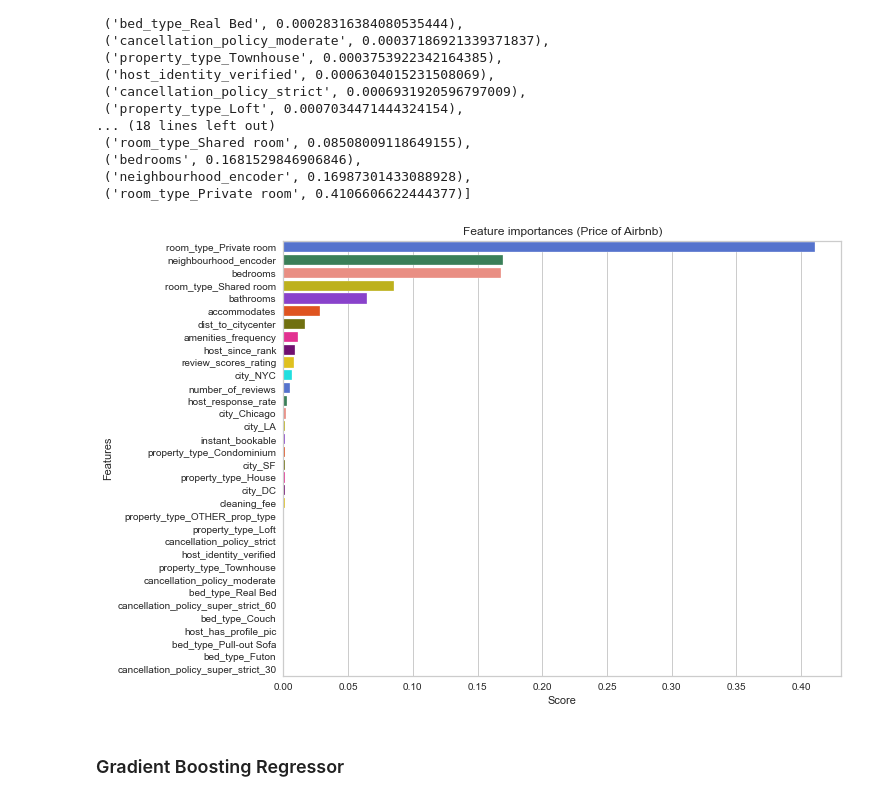
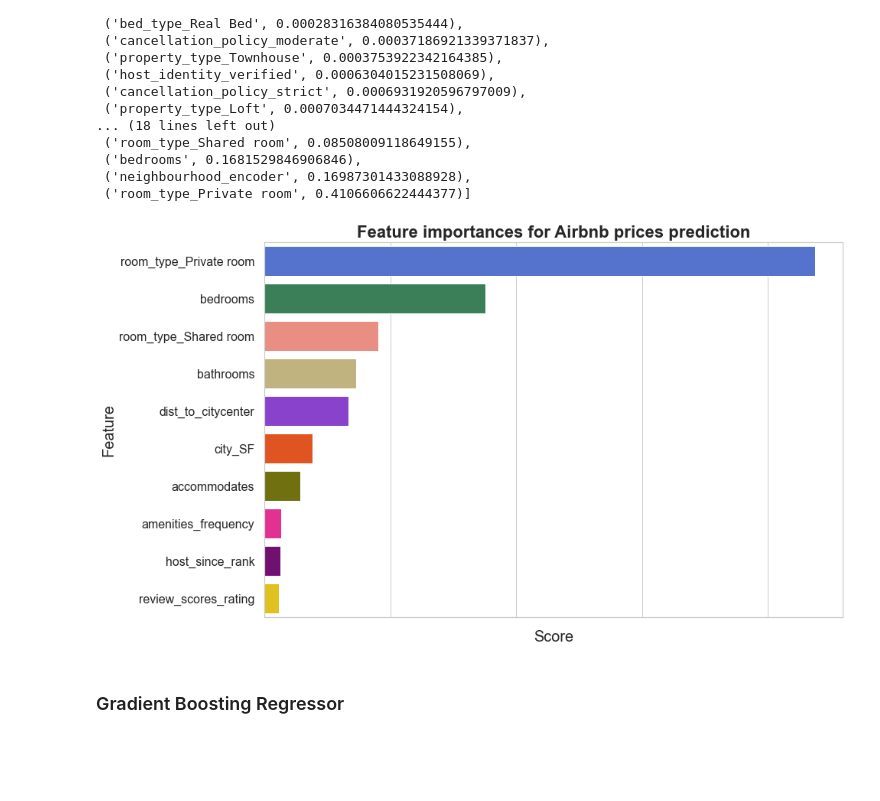
Before and after one commit to mahshidAM/AirBnB_Project, a Jupyter notebook: AirBnB_Price_Prediction.ipynb, the cells around one changed output. Saved outputs shown, nothing was run; the diff lists cells and outputs as text; code cells hidden in the pictures; blank space fills up the shorter version.

```diff
--- a/AirBnB_Price_Prediction.ipynb
+++ b/AirBnB_Price_Prediction.ipynb
@@ -261,15 +297,22 @@ fig.savefig('img/city.png',  transparent=True, api=100)
 #### Accommodates vs price
 # %%
 fig = plt.figure(figsize=(12,8))
+sns.set_theme()
+sns.set_style("whitegrid")
+sns.color_palette("bright")
 
 ax1 = sns.barplot( x = 'accommodates', y = np.exp(airbnb.log_price).round() , data = airbnb,
                                                              palette=my_colors )
 
-ax1.set_title('Accommodates vs price')
-ax1.set(xlabel='Accommodates', ylabel='Price')
+ax1.set_title('Accommodates vs Price')
+plt.title("Accommodates vs Price",size=22, weight='bold')
 
-ax.set_xticklabels(ax.get_xmajorticklabels(), fontsize = 18)
-ax.set_yticklabels(ax.get_ymajorticklabels(), fontsize = 18)
+#ax1.set(xlabel='Accommodates', ylabel='Price')
+ax1.set_xlabel("Accommodates",fontsize=20)
+ax1.set_ylabel("Price",fontsize=20)
 
-fig.savefig('img/Accommodates.png',  transparent=True, api=100)
+#ax1.set_xticklabels(ax1.get_xmajorticklabels(), fontsize = 18)
+#ax1.set_yticklabels(ax1.get_ymajorticklabels(), fontsize = 18)
+
+fig.savefig('img/Accommodates_2.png')
 # %% [output]
@@ -1205,33 +1248,41 @@ sorted(zip(X_train.columns, rfg_model.feature_importances_), key=lambda x: x[1]
 # %%
 def feature_plot(importances, X_train, y_train):
 
     headers = ["feature", "score"]
     values = sorted(zip(X_train.columns, rfg_model.feature_importances_), key=lambda x: x[1] * 1)
     feature_importances = pd.DataFrame(values, columns = headers)
     feature_importances = feature_importances.sort_values(by = ['score'], ascending = False)
 
-    features = feature_importances['feature'][:]
+    features = feature_importances['feature'][:10]
     y_pos = np.arange(len(features))
-    scores = feature_importances['score'][:]
+    scores = feature_importances['score'][:10]
 
     #plot feature importances
-    plt.figure(figsize=(10,8))
+    fig = plt.figure(figsize=(15,10))
+    sns.set_theme()
+    sns.set_style("whitegrid")
+    sns.color_palette("bright")
+
 
     ax1 = sns.barplot( y = features, x = scores, palette=my_colors )
 
-    ax1.set_title('Feature importances (Price of Airbnb)')
-    ax1.set(xlabel='Score', ylabel='Features')
+    ax1.set_title('Feature importances for Airbnb prices prediction',size=22, weight='bold')
+    #ax1.set(xlabel='Score', ylabel='Features')
+    ax1.set_xlabel("Score",fontsize=20)
+    ax1.set_ylabel("Feature",fontsize=20)
 
-    ax.set_xticklabels(ax.get_xmajorticklabels(), fontsize = 18)
-    ax.set_yticklabels(ax.get_ymajorticklabels(), fontsize = 18)
+    ax1.set_xticklabels(ax1.get_xmajorticklabels(), fontsize = 18)
+    ax1.set_yticklabels(ax1.get_ymajorticklabels(), fontsize = 18)
     #plt.xticks(rotation = 90)
+    ax1.set_yticklabels(ax1.get_ymajorticklabels(), fontsize = 16)
+    plt.subplots_adjust(left=0.2, bottom=0.2)
 
-    fig.savefig('img/features_score_.png',  transparent=True, api=100)
+    fig.savefig('img/features_score_2.png')
 
 importances = rfg_model.feature_importances_
 feature_plot(importances, X_train, y_train)
 # %% [output]
-[figure, old version]
+[figure, new version]
 # %%
 import math
 print(math.sqrt(mean_squared_error(y_test, y_pred2)))
```
Also changed, not shown: parts of 28 cells of this notebook.
